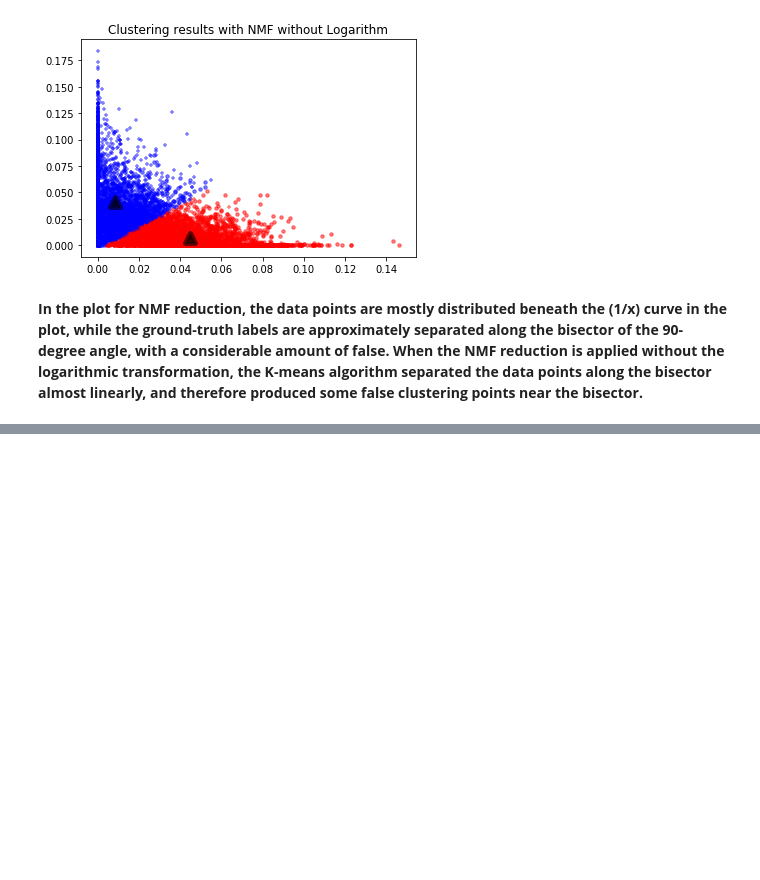
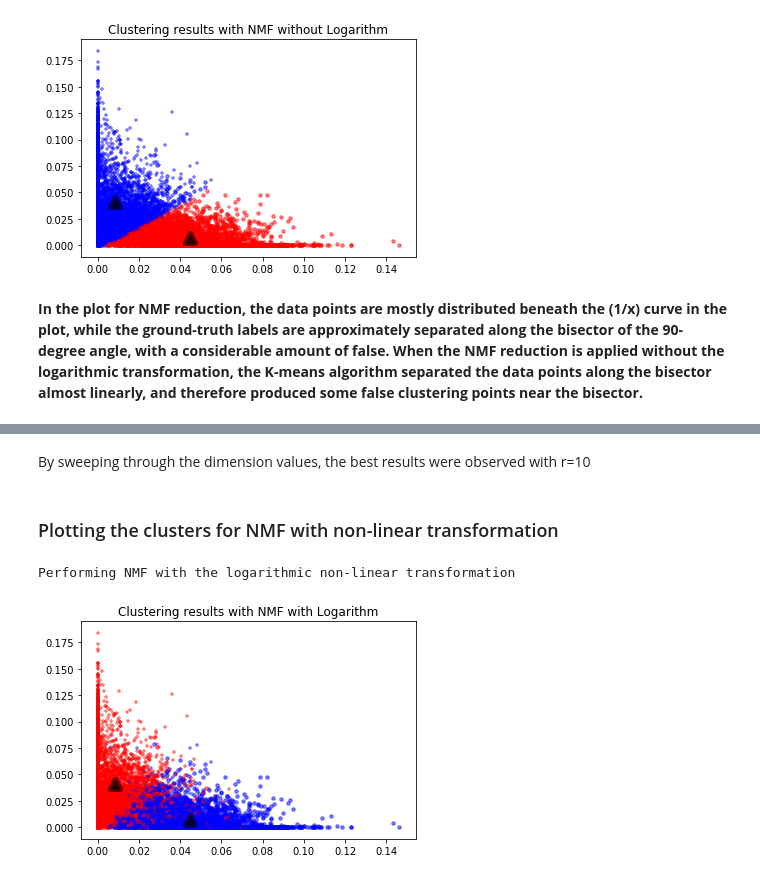
Before and after one commit to OmkarMehta/classification-on-textual-data-by-unsupervised-learning, a Jupyter notebook: Part_2.ipynb, the cells around one changed output, grey strips where cells are left out. Drawn from its saved outputs; the diff is of its cells as text; code cells hidden in the pictures; blank space fills up the shorter version.

Commit message:
Visualize the clusters

```diff
--- a/Part_2.ipynb
+++ b/Part_2.ipynb
@@ -159,0 +197,17 @@ bisector.**
+# %%
+#Reduce dimensionality using NMF having the logarithmic transformation, best r value comes out to be 10
+for i in [1,2,3,5,10,20,50,100]:
+    print('Performing NMF (with the non-linear logarithmic transformation) with',i,'components')
+    nmf=NMF(n_components=i,random_state=42)
+    lsa=make_pipeline(nmf)
+    X_reduced=lsa.fit_transform(X)
+
+    #----------------------------Non-linear Transformation-------------------------
+    for j in range(X_reduced.shape[0]):
+        for k in range(X_reduced.shape[1]):
+            if X_reduced[j][k] == 0:
+                X_reduced[j][k]=-3.08
+            else:
+                X_reduced[j][k]=log(X_reduced[j][k],10)
+    #------------------------------------------------------------------------------
+    k_means(X_reduced,labels,'NMF')
@@ -159,0 +323,34 @@ bisector.**
+# %% [markdown]
+By sweeping through the
+dimension values, the best results were observed with r=10
+# %% [markdown]
+### Plotting the clusters for NMF with non-linear transformation
+# %%
+#Reduce dimensionality using NMF with the logarithmic non-linear transformation: best r value comes out to be 10
+print('Performing NMF with the logarithmic non-linear transformation')
+nmf=NMF(n_components=10,random_state=42)
+lsa=make_pipeline(nmf)
+X_reduced=lsa.fit_transform(X)
+
+# ----------------------------Non-linear Transformation-------------------------
+for j in range(X_reduced.shape[0]):
+    for k in range(X_reduced.shape[1]):
+        if X_reduced[j][k] == 0:
+            X_reduced[j][k]=-3.08
+        else:
+            X_reduced[j][k]=log(X_reduced[j][k],10)
+# ------------------------------------------------------------------------------
+
+km.fit(X_reduced)
+clustered_labels=km.labels_
+
+nmf=NMF(n_components=2,random_state=42)
+X_2d=nmf.fit_transform(X)
+km.fit(X_2d)
+centers=km.cluster_centers_
+# %% [output]
+Performing NMF with the logarithmic non-linear transformation
+# %%
+plot_clusters(labels,clustered_labels,X_2d,centers,'NMF with Logarithm')
+# %% [output]
+[figure, added]
```
Also changed, not shown: parts of 6 cells of this notebook.
